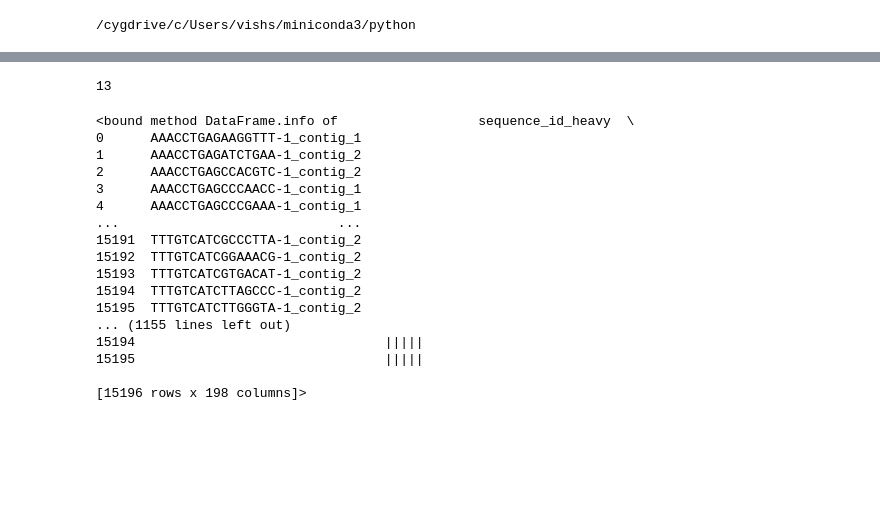
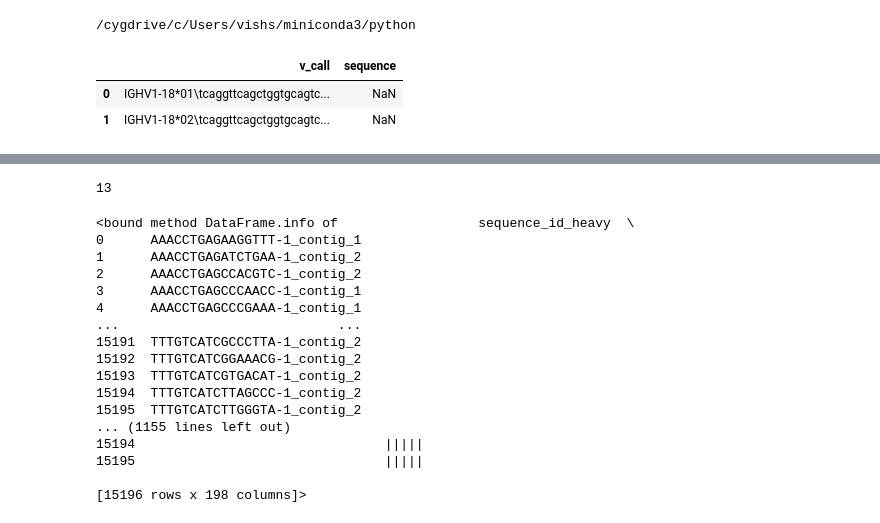
Before and after one commit to sridhara-omics/OAS_wrapper, a Jupyter notebook: notebooks/OAS_testing.ipynb, the cells around one changed output, grey strips where cells are left out. Cells and saved outputs as stored; diff of their text form; code cells hidden in the pictures; blank space fills up the shorter version.

Commit message:
edit query sequence script UPDATED

```diff
--- a/notebooks/OAS_testing.ipynb
+++ b/notebooks/OAS_testing.ipynb
@@ -2,6 +2,15 @@
 !which python
 # %% [output]
 /cygdrive/c/Users/vishs/miniconda3/python
+# %%
+import pandas as pd
+v_sequences_df = pd.read_csv("../refs/imgt_human_IGHV_sequences.txt", names=("v_call", "sequence"), header=None, sep="\t")
+# %%
+v_sequences_df.head(n=2)
+# %% [output]
+|  | v_call | sequence |
+| 0 | IGHV1-18*01\tcaggttcagctggtgcagtc... | NaN |
+| 1 | IGHV1-18*02\tcaggttcagctggtgcagtc... | NaN |
 # %%
 
 import pandas as pd
```
Also changed, not shown: 1 other file.
